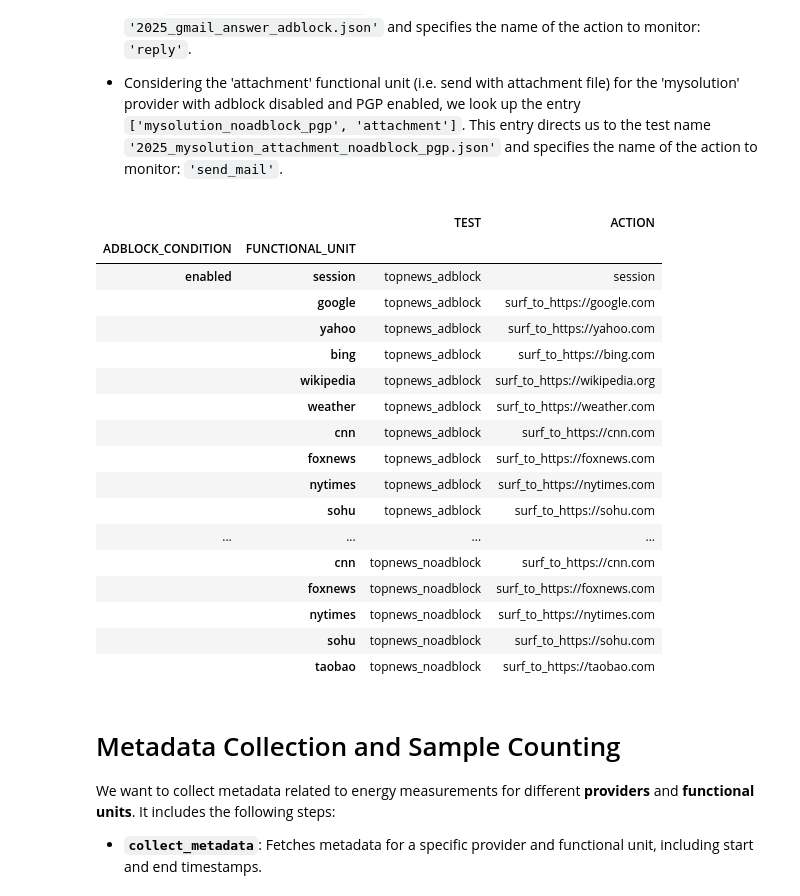
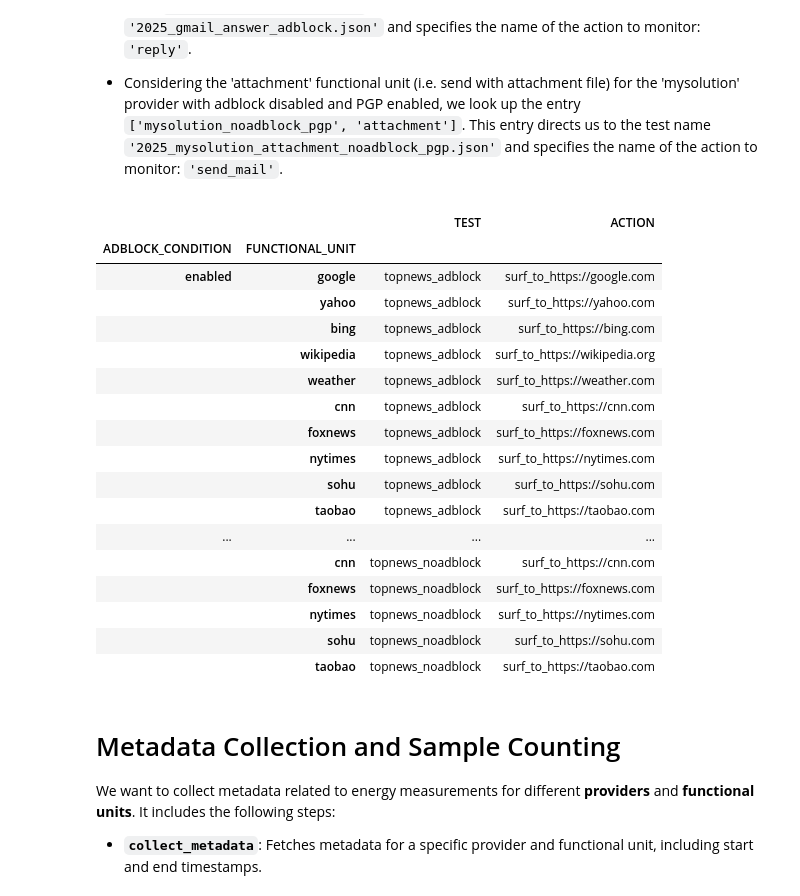
Before and after one commit to jkayembe/thesis, a Jupyter notebook: notebook/2025_topnews_data_analysis.ipynb, the cells around one changed output. Cells and saved outputs as stored; diff of their text form; code cells hidden in the pictures.

```diff
--- a/notebook/2025_topnews_data_analysis.ipynb
+++ b/notebook/2025_topnews_data_analysis.ipynb
@@ -149,7 +149,7 @@ EXAMPLE :
 - Considering the 'attachment' functional unit (i.e. send with attachment file) for the 'mysolution' provider with adblock disabled and PGP enabled, we look up the entry `['mysolution_noadblock_pgp', 'attachment']`. This entry directs us to the test name `'2025_mysolution_attachment_noadblock_pgp.json'` and specifies the name of the action to monitor: `'send_mail'`.
 # %%
 ADBLOCK_CONDITION = ['enabled', 'disabled']
-FUNCTIONAL_UNITS =     ['session',
+FUNCTIONAL_UNITS =     [
                         'google',
                         'yahoo',
                         'bing',
@@ -182,35 +182,34 @@ def get_test_name_and_action(adblock, functional_unit):
         action = 'surf_to_' + 'https://cnn.com'
     elif functional_unit == 'foxnews':
         action = 'surf_to_' + 'https://foxnews.com'
     elif functional_unit == 'nytimes':
         action = 'surf_to_' + 'https://nytimes.com'
     elif functional_unit == 'sohu':
         action = 'surf_to_' + 'https://sohu.com'
     elif functional_unit == 'taobao':
         action = 'surf_to_' + 'https://taobao.com'
 
 
     return test_name, action
 
 
 # Generate all combinations of provider, adblock, pgp, and functional_unit
 tests_and_actions = [
     [adblock, functional_unit] + list(get_test_name_and_action(adblock, functional_unit))
     for adblock in ADBLOCK_CONDITION
     for functional_unit in FUNCTIONAL_UNITS
 ]
 
 # Create the DataFrame
 TESTS_AND_ACTIONS = (pd.DataFrame(tests_and_actions, columns=['ADBLOCK_CONDITION', 'FUNCTIONAL_UNIT', 'TEST', 'ACTION']) \
     .set_index(['ADBLOCK_CONDITION', 'FUNCTIONAL_UNIT']))
 
 
 TESTS_AND_ACTIONS
 # %% [output]
 |  |  | TEST | ACTION |
 | ADBLOCK_CONDITION | FUNCTIONAL_UNIT |  |  |
-| enabled | session | topnews_adblock | session |
-|  | google | topnews_adblock | surf_to_https://google.com |
+| enabled | google | topnews_adblock | surf_to_https://google.com |
 |  | yahoo | topnews_adblock | surf_to_https://yahoo.com |
 |  | bing | topnews_adblock | surf_to_https://bing.com |
 |  | wikipedia | topnews_adblock | surf_to_https://wikipedia.org |
@@ -219,6 +218,7 @@ TESTS_AND_ACTIONS
 |  | foxnews | topnews_adblock | surf_to_https://foxnews.com |
 |  | nytimes | topnews_adblock | surf_to_https://nytimes.com |
 |  | sohu | topnews_adblock | surf_to_https://sohu.com |
+|  | taobao | topnews_adblock | surf_to_https://taobao.com |
 | ... | ... | ... | ... |
 |  | cnn | topnews_noadblock | surf_to_https://cnn.com |
 |  | foxnews | topnews_noadblock | surf_to_https://foxnews.com |
```
Also changed, not shown: parts of 12 cells of this notebook, 2 other files.
